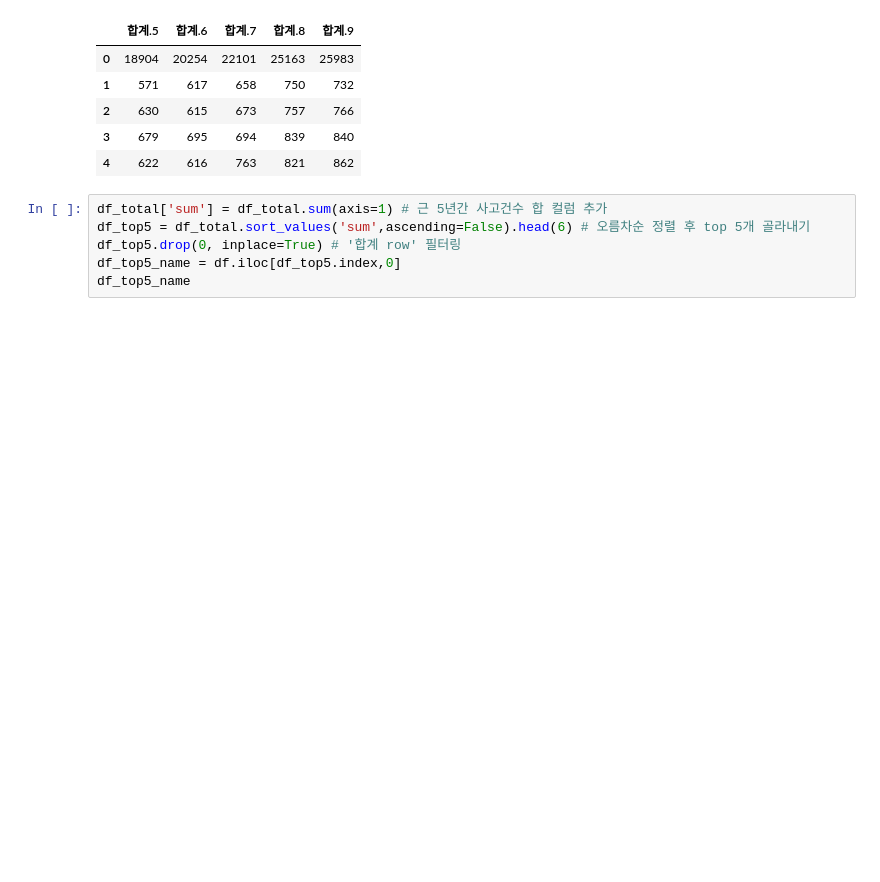
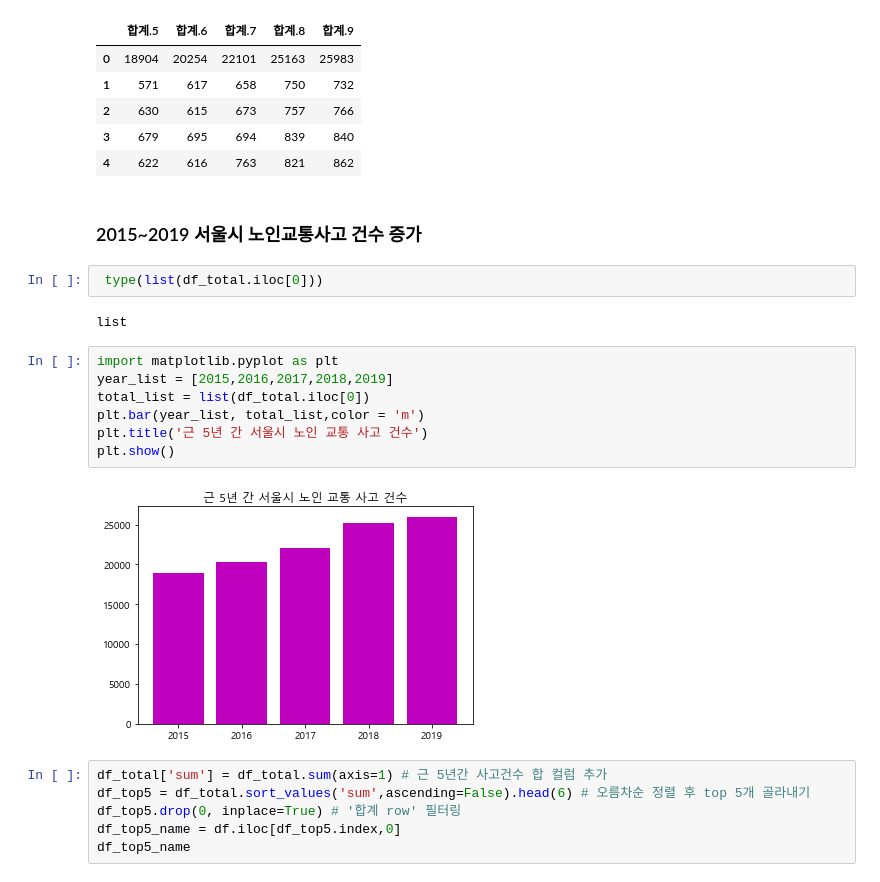
Before and after one commit to SwimmingHwang/data-visualization, a Jupyter notebook: monthly_data_visualization.ipynb, the cells around one changed output. Drawn from its saved outputs; the diff is of its cells as text; blank space fills up the shorter version.

```diff
--- a/monthly_data_visualization.ipynb
+++ b/monthly_data_visualization.ipynb
@@ -55,6 +58,21 @@ df_total.head()
 | 2 | 630 | 615 | 673 | 757 | 766 |
 | 3 | 679 | 695 | 694 | 839 | 840 |
 | 4 | 622 | 616 | 763 | 821 | 862 |
+# %% [markdown]
+### 2015~2019 서울시 노인교통사고 건수 증가
+# %%
+ type(list(df_total.iloc[0]))
+# %% [output]
+list
+# %%
+import matplotlib.pyplot as plt
+year_list = [2015,2016,2017,2018,2019]
+total_list = list(df_total.iloc[0])
+plt.bar(year_list, total_list,color = 'm')
+plt.title('근 5년 간 서울시 노인 교통 사고 건수')
+plt.show()
+# %% [output]
+[figure, added]
 # %%
 df_total['sum'] = df_total.sum(axis=1) # 근 5년간 사고건수 합 컬럼 추가
 df_top5 = df_total.sort_values('sum',ascending=False).head(6) # 오름차순 정렬 후 top 5개 골라내기
```
Also changed, not shown: parts of 8 cells of this notebook, 6 other files.
